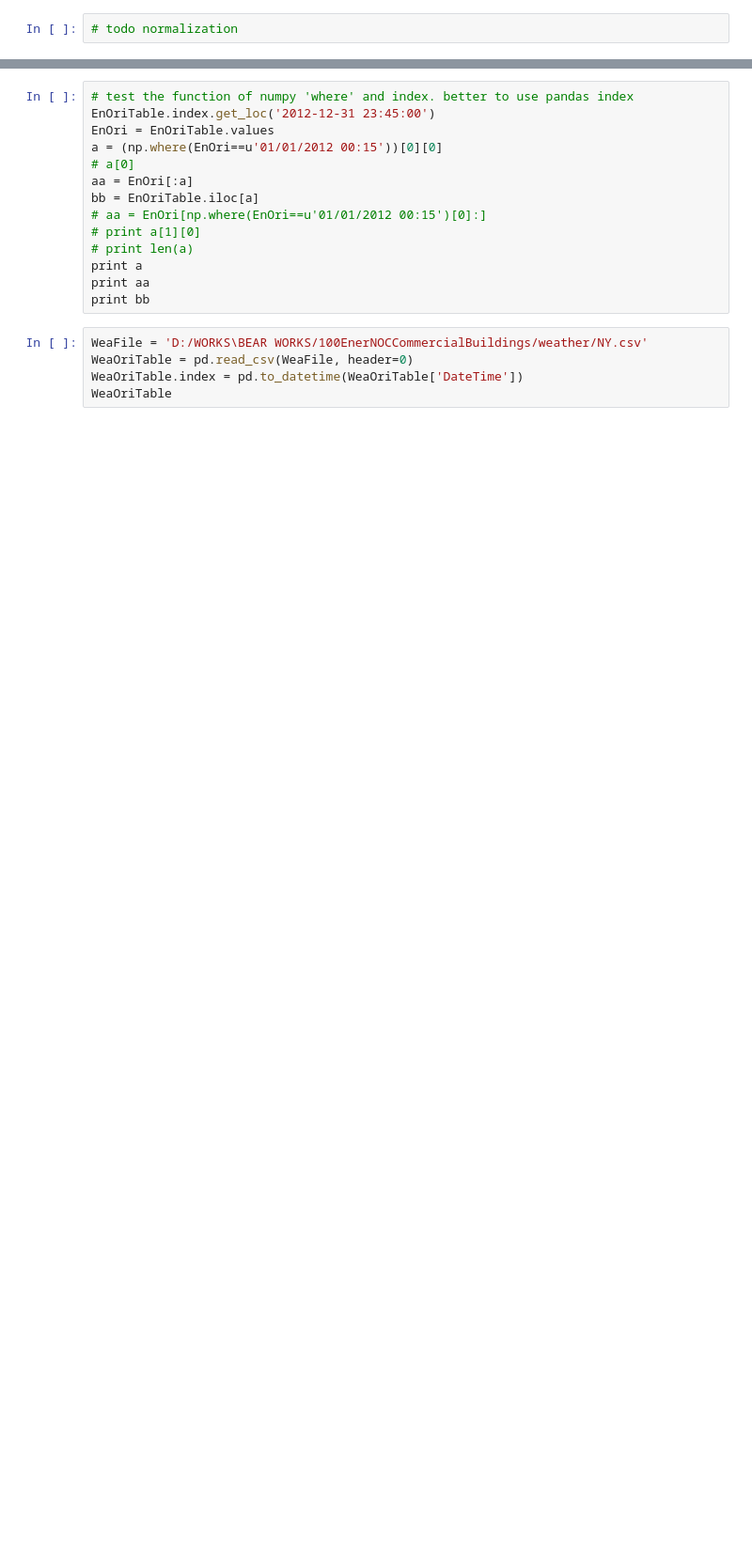
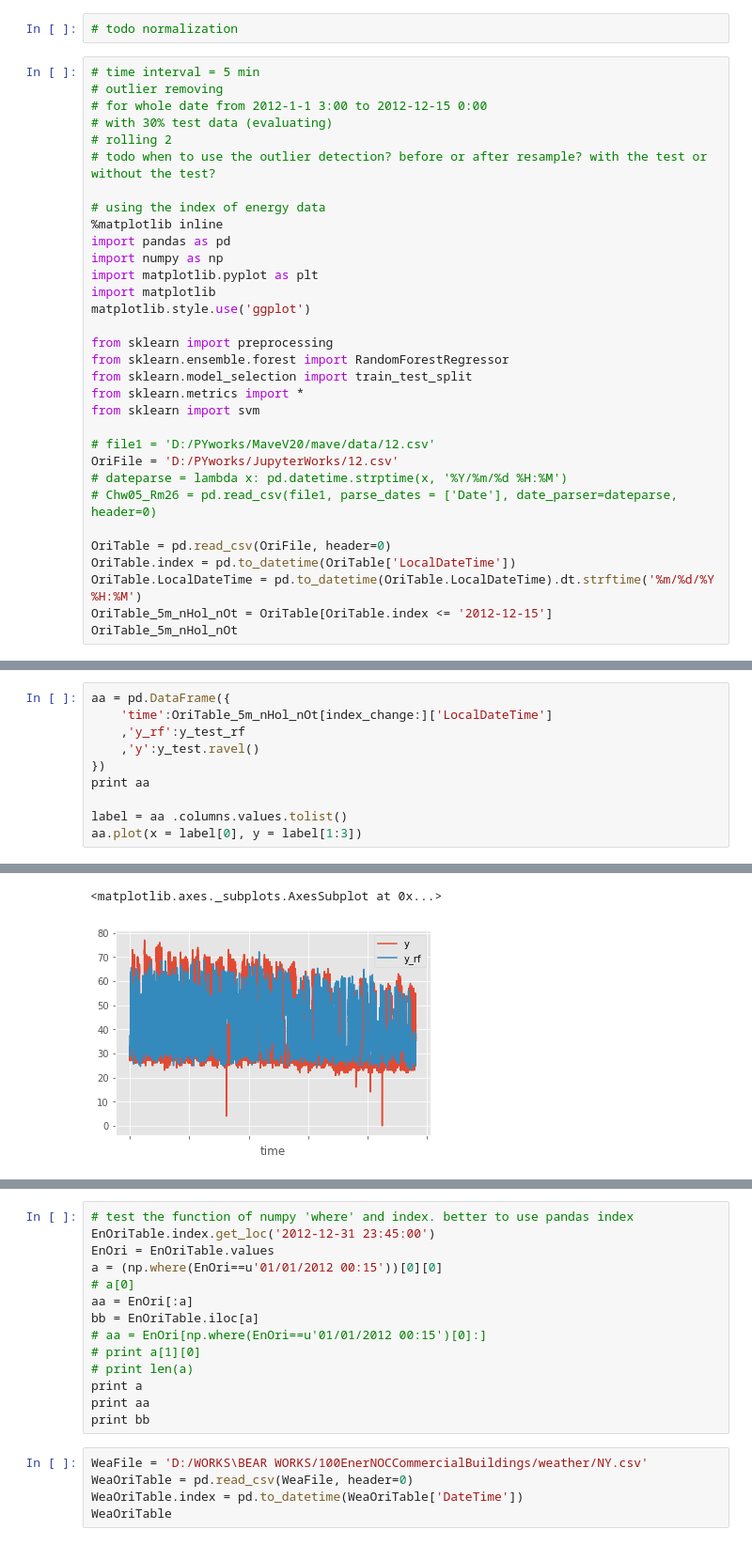
Before and after one commit to YPHu-IBDB/JupyterWorks, a Jupyter notebook: forResample.ipynb, the cells around one changed output, grey strips where cells are left out. Shown at 94% size. Saved outputs shown, nothing was run; the diff lists cells and outputs as text; blank space fills up the shorter version.

```diff
--- a/forResample.ipynb
+++ b/forResample.ipynb
@@ -1,2 +1,34 @@
 # %%
 # todo normalization
+# %%
+# time interval = 5 min
+# outlier removing
+# for whole date from 2012-1-1 3:00 to 2012-12-15 0:00
+# with 30% test data (evaluating)
+# rolling 2
+# todo when to use the outlier detection? before or after resample? with the test or without the test?
+
+# using the index of energy data
+%matplotlib inline
+import pandas as pd
+import numpy as np
+import matplotlib.pyplot as plt
+import matplotlib
+matplotlib.style.use('ggplot')
+
+from sklearn import preprocessing
+from sklearn.ensemble.forest import RandomForestRegressor
+from sklearn.model_selection import train_test_split
+from sklearn.metrics import *
+from sklearn import svm
+
+# file1 = 'D:/PYworks/MaveV20/mave/data/12.csv'
+OriFile = 'D:/PYworks/JupyterWorks/12.csv'
+# dateparse = lambda x: pd.datetime.strptime(x, '%Y/%m/%d %H:%M')
+# Chw05_Rm26 = pd.read_csv(file1, parse_dates = ['Date'], date_parser=dateparse, header=0)
+
+OriTable = pd.read_csv(OriFile, header=0)
+OriTable.index = pd.to_datetime(OriTable['LocalDateTime'])
+OriTable.LocalDateTime = pd.to_datetime(OriTable.LocalDateTime).dt.strftime('%m/%d/%Y %H:%M')
+OriTable_5m_nHol_nOt = OriTable[OriTable.index <= '2012-12-15']
+OriTable_5m_nHol_nOt
@@ -2,0 +131,11 @@
+# %%
+aa = pd.DataFrame({
+    'time':OriTable_5m_nHol_nOt[index_change:]['LocalDateTime']
+    ,'y_rf':y_test_rf
+    ,'y':y_test.ravel()
+})
+print aa
+
+label = aa .columns.values.tolist()
+aa.plot(x = label[0], y = label[1:3])
+# %% [output]
@@ -2,0 +159,2 @@
+<matplotlib.axes._subplots.AxesSubplot at 0x...>
+[figure, added]
```
Also changed, not shown: parts of 9 cells of this notebook.
